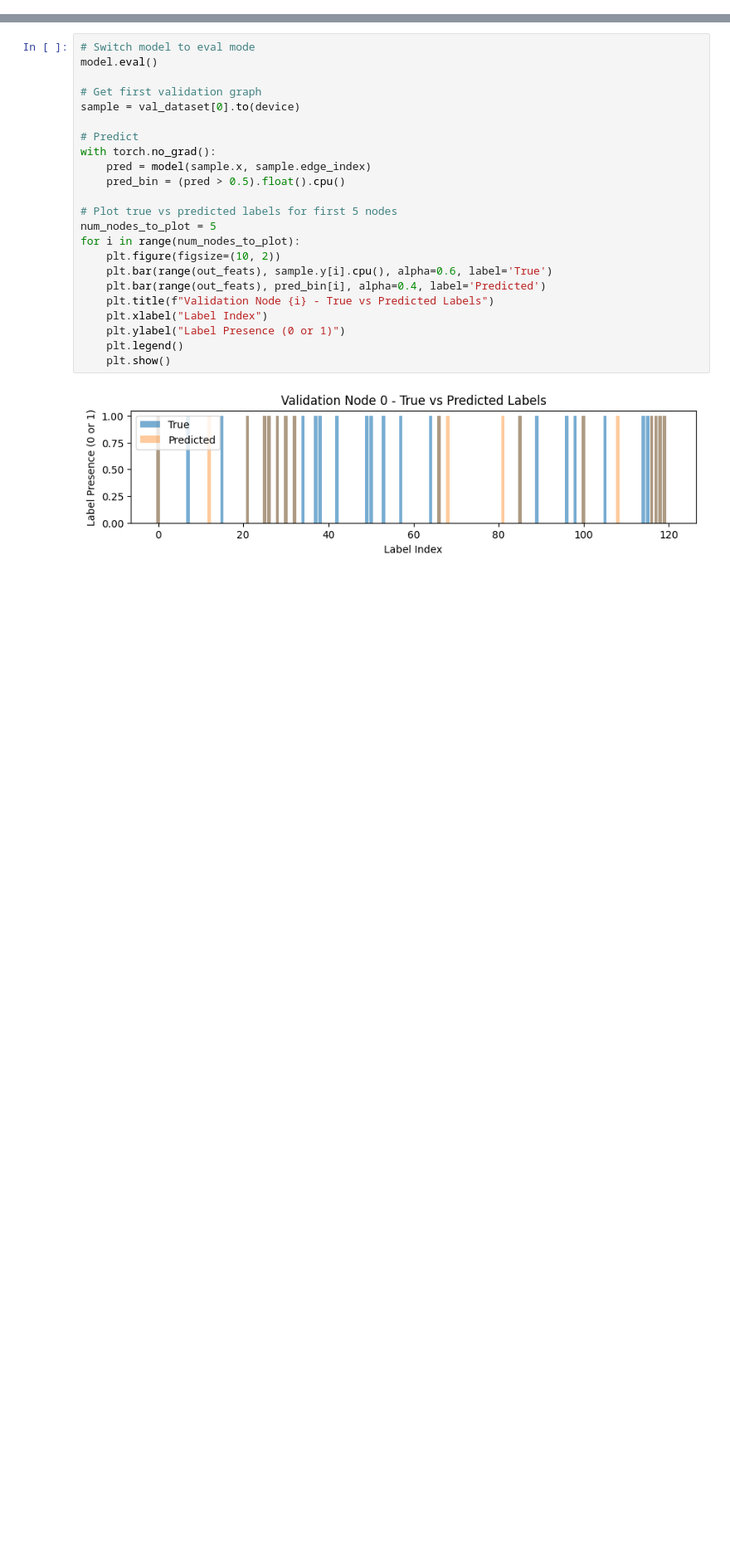
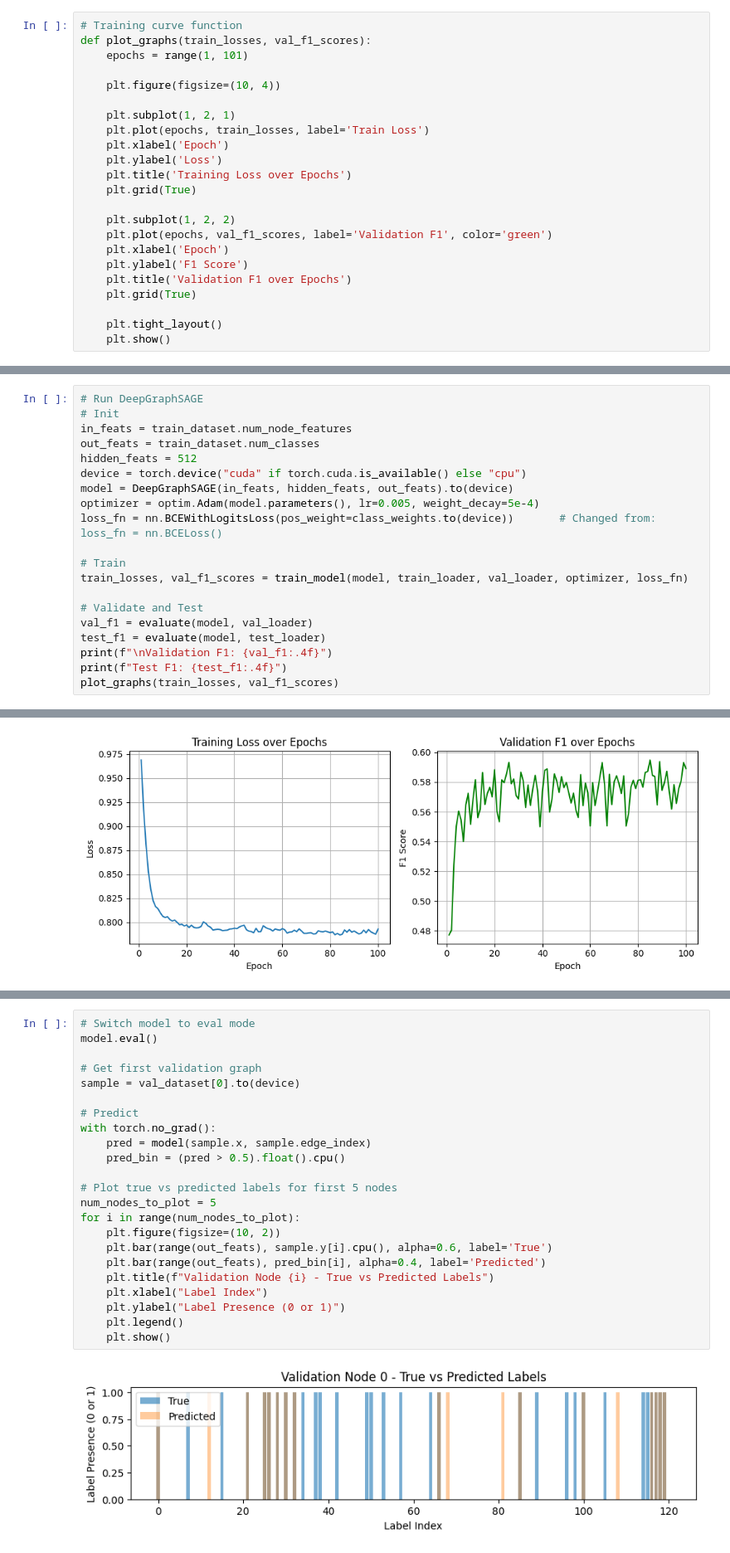
Before and after one commit to isaacbilsel/GNN-Proteins, a Jupyter notebook: Copy_of_TRIALPYT.ipynb, the cells around one changed output, grey strips where cells are left out. Shown at 83% size. Cells and saved outputs as stored; diff of their text form; blank space fills up the shorter version.

```diff
--- a/Copy_of_TRIALPYT.ipynb
+++ b/Copy_of_TRIALPYT.ipynb
@@ -143,0 +89,23 @@ Epoch 20/100, Loss: 0.5058, Val F1: 0.4798
+# %%
+# Training curve function
+def plot_graphs(train_losses, val_f1_scores):
+    epochs = range(1, 101)
+
+    plt.figure(figsize=(10, 4))
+
+    plt.subplot(1, 2, 1)
+    plt.plot(epochs, train_losses, label='Train Loss')
+    plt.xlabel('Epoch')
+    plt.ylabel('Loss')
+    plt.title('Training Loss over Epochs')
+    plt.grid(True)
+
+    plt.subplot(1, 2, 2)
+    plt.plot(epochs, val_f1_scores, label='Validation F1', color='green')
+    plt.xlabel('Epoch')
+    plt.ylabel('F1 Score')
+    plt.title('Validation F1 over Epochs')
+    plt.grid(True)
+
+    plt.tight_layout()
+    plt.show()
@@ -268,0 +269,21 @@ Epoch 100/100, Loss: 0.3773, F1-score: 0.6933
+# %%
+# Run DeepGraphSAGE
+# Init
+in_feats = train_dataset.num_node_features
+out_feats = train_dataset.num_classes
+hidden_feats = 512
+device = torch.device("cuda" if torch.cuda.is_available() else "cpu")
+model = DeepGraphSAGE(in_feats, hidden_feats, out_feats).to(device)
+optimizer = optim.Adam(model.parameters(), lr=0.005, weight_decay=5e-4)
+loss_fn = nn.BCEWithLogitsLoss(pos_weight=class_weights.to(device))       # Changed from:  loss_fn = nn.BCELoss()
+
+# Train
+train_losses, val_f1_scores = train_model(model, train_loader, val_loader, optimizer, loss_fn)
+
+# Validate and Test
+val_f1 = evaluate(model, val_loader)
+test_f1 = evaluate(model, test_loader)
+print(f"\nValidation F1: {val_f1:.4f}")
+print(f"Test F1: {test_f1:.4f}")
+plot_graphs(train_losses, val_f1_scores)
+# %% [output]
@@ -269,3 +307,4 @@ Epoch 100/100, Loss: 0.3773, F1-score: 0.6933
+[figure, added]
 # %%
 # Visualize predictions for the first graph in test set
 model.eval()
```
Also changed, not shown: parts of 16 cells of this notebook, 17 other files.
